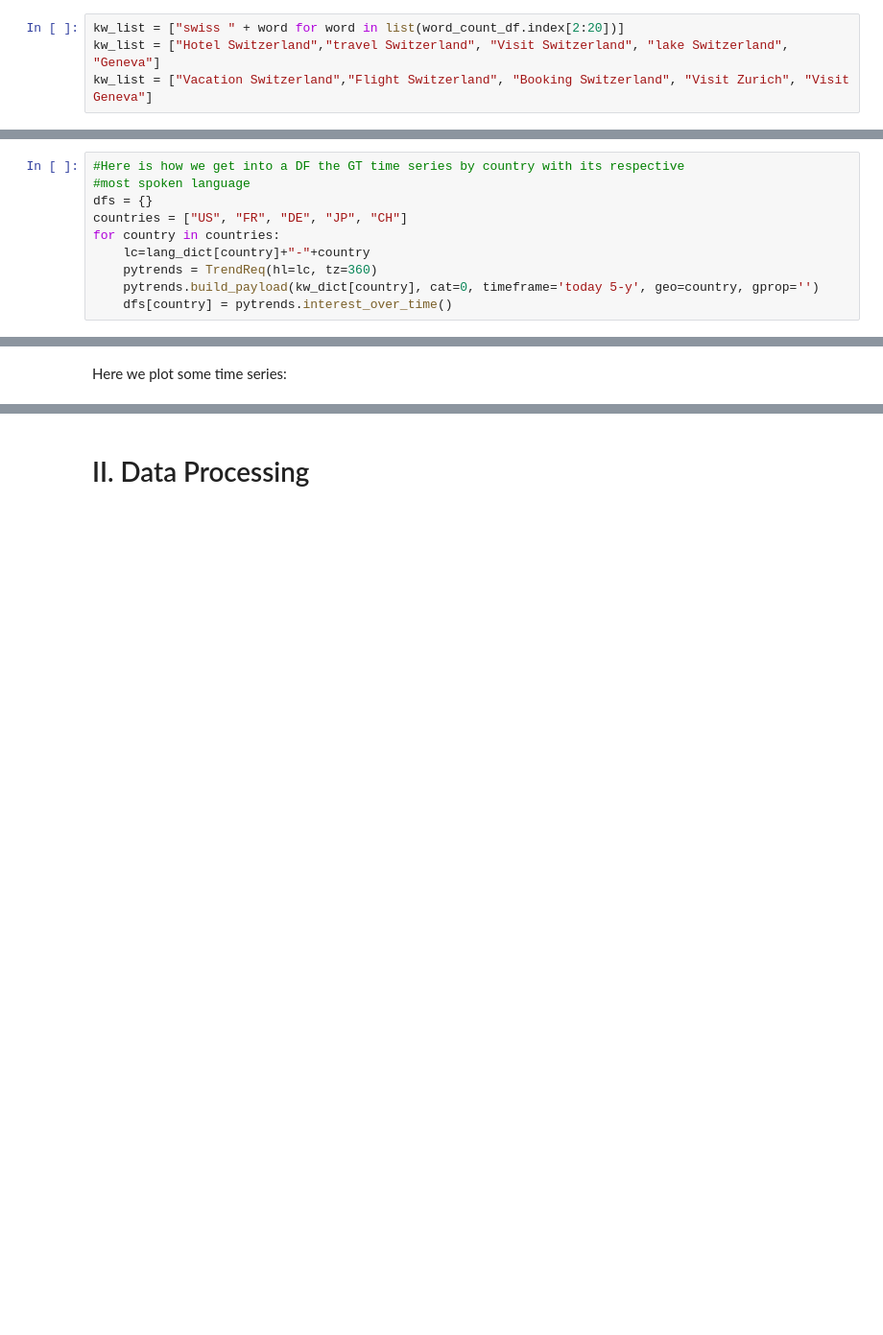
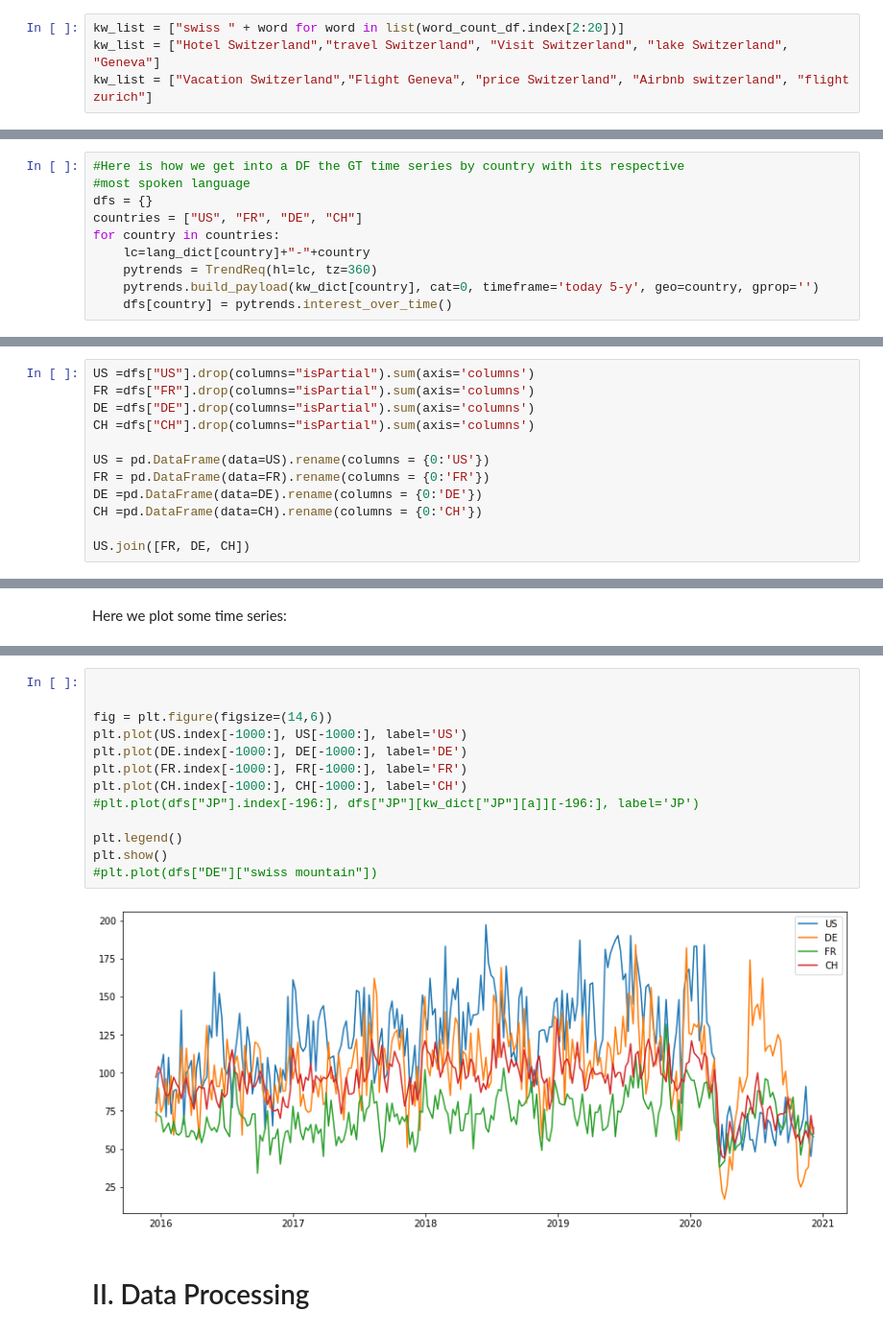
Before and after one commit to naayem/SwissHotelArrivalsPredictor, a Jupyter notebook: Project.ipynb, the cells around one changed output, grey strips where cells are left out. Shown at 96% size. Saved outputs shown, nothing was run; the diff lists cells and outputs as text; blank space fills up the shorter version.

```diff
--- a/Project.ipynb
+++ b/Project.ipynb
@@ -105,7 +105,7 @@ We choose a list of keywords in english:
 # %%
 kw_list = ["swiss " + word for word in list(word_count_df.index[2:20])]
 kw_list = ["Hotel Switzerland","travel Switzerland", "Visit Switzerland", "lake Switzerland", "Geneva"]
-kw_list = ["Vacation Switzerland","Flight Switzerland", "Booking Switzerland", "Visit Zurich", "Visit Geneva"]
+kw_list = ["Vacation Switzerland","Flight Geneva", "price Switzerland", "Airbnb switzerland", "flight zurich"]
 # %% [markdown]
 We create a dictionnary of countries with its respective most spoken language:
 # %%
@@ -166,7 +166,7 @@ de-CH
 #Here is how we get into a DF the GT time series by country with its respective
 #most spoken language
 dfs = {}
-countries = ["US", "FR", "DE", "JP", "CH"]
+countries = ["US", "FR", "DE", "CH"]
 for country in countries:
     lc=lang_dict[country]+"-"+country
     pytrends = TrendReq(hl=lc, tz=360)
@@ -194,0 +175,12 @@ dfs
+# %%
+US =dfs["US"].drop(columns="isPartial").sum(axis='columns')
+FR =dfs["FR"].drop(columns="isPartial").sum(axis='columns')
+DE =dfs["DE"].drop(columns="isPartial").sum(axis='columns')
+CH =dfs["CH"].drop(columns="isPartial").sum(axis='columns')
+
+US = pd.DataFrame(data=US).rename(columns = {0:'US'})
+FR = pd.DataFrame(data=FR).rename(columns = {0:'FR'})
+DE =pd.DataFrame(data=DE).rename(columns = {0:'DE'})
+CH =pd.DataFrame(data=CH).rename(columns = {0:'CH'})
+
+US.join([FR, DE, CH])
@@ -207,3 +211,18 @@ plt.show()
+# %%
+
+
+fig = plt.figure(figsize=(14,6))
+plt.plot(US.index[-1000:], US[-1000:], label='US')
+plt.plot(DE.index[-1000:], DE[-1000:], label='DE')
+plt.plot(FR.index[-1000:], FR[-1000:], label='FR')
+plt.plot(CH.index[-1000:], CH[-1000:], label='CH')
+#plt.plot(dfs["JP"].index[-196:], dfs["JP"][kw_dict["JP"][a]][-196:], label='JP')
+
+plt.legend()
+plt.show()
+#plt.plot(dfs["DE"]["swiss mountain"])
+# %% [output]
+[figure, added]
 # %% [markdown]
 # II. Data Processing
 # %%
```
Also changed, not shown: parts of 7 cells of this notebook.
